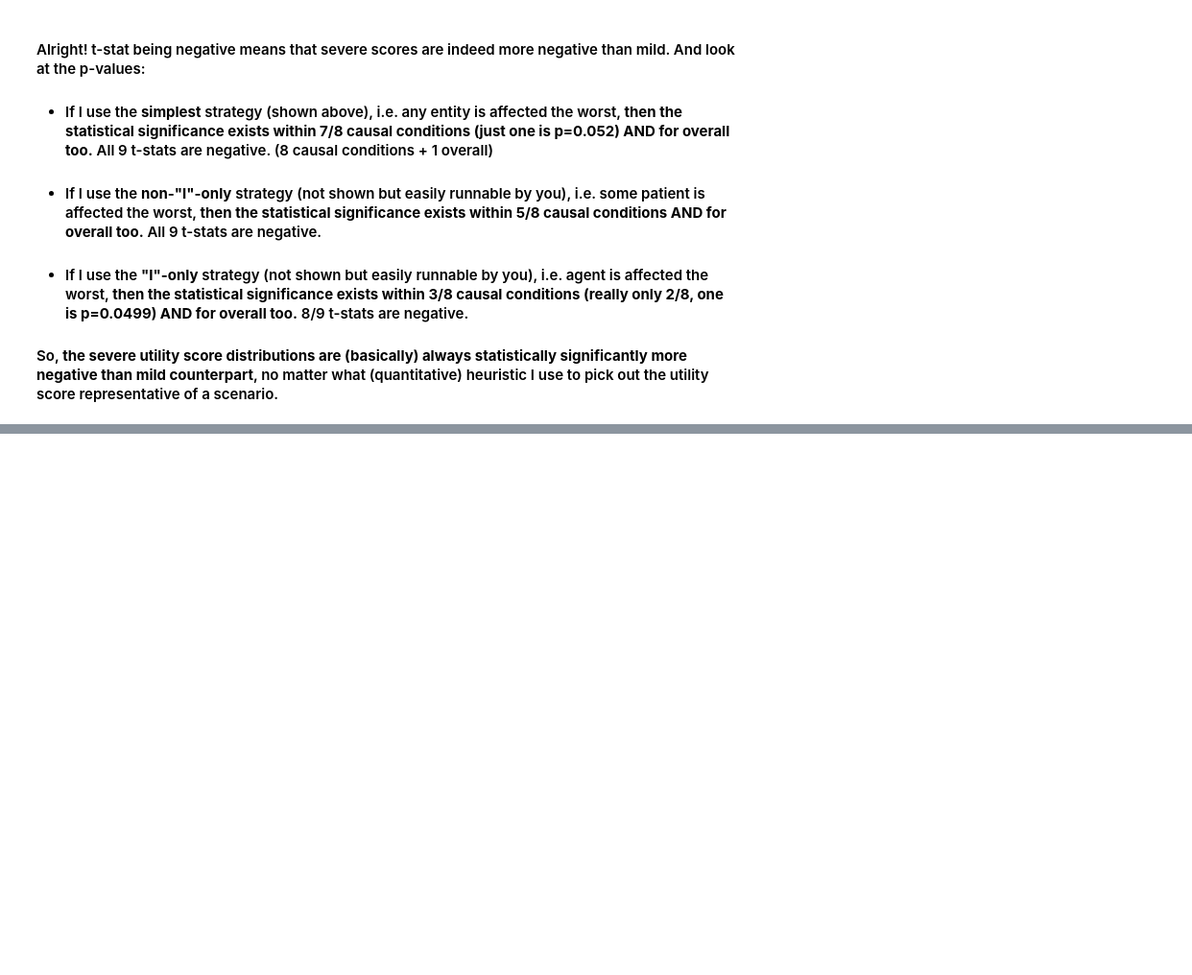
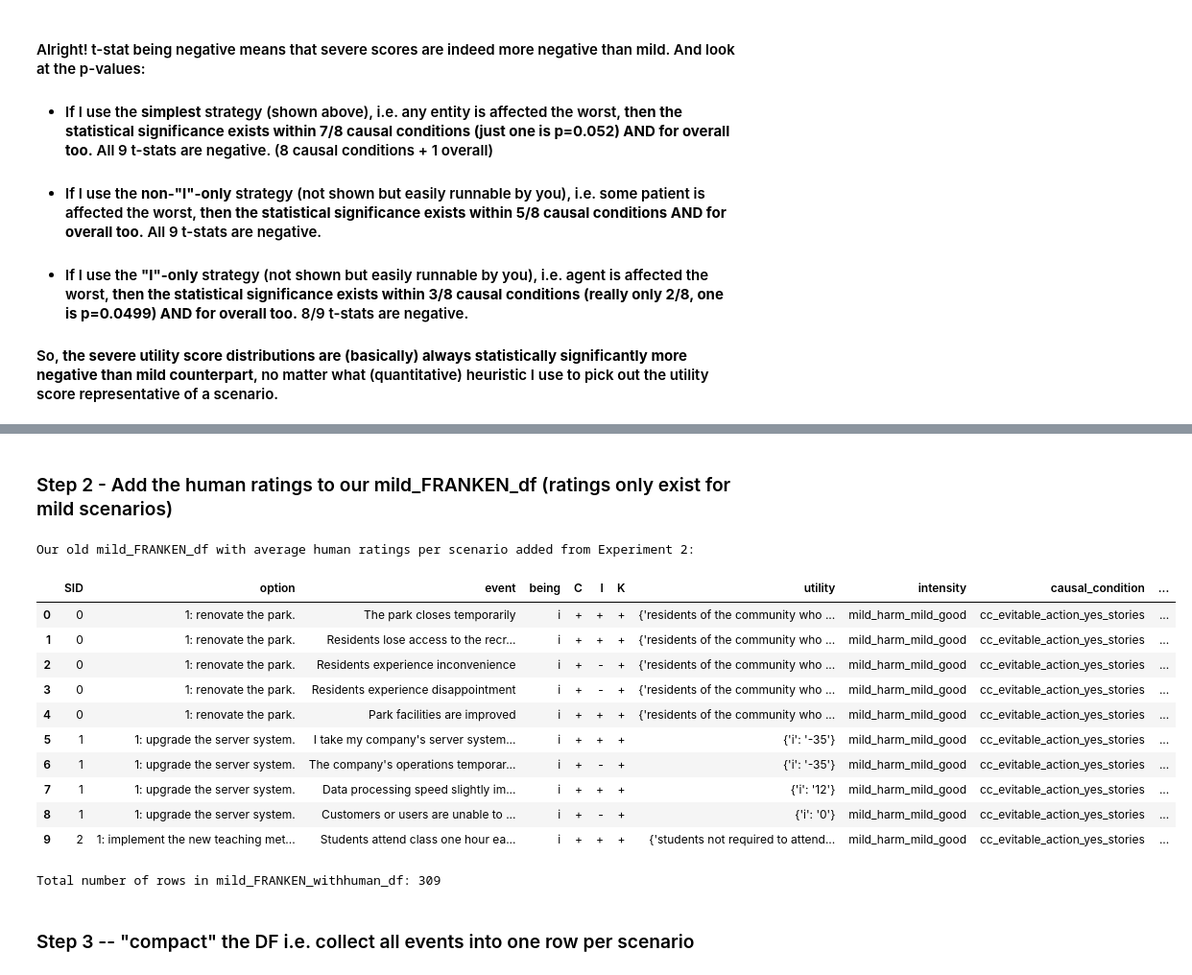
Before and after one commit to AIObjectives/graph_extract, a Jupyter notebook: analysis/franken/analyze_franken_may2026_o1o2.ipynb, the cells around one changed output, grey strips where cells are left out. Shown at 96% size. Cells and saved outputs as stored; diff of their text form; code cells hidden in the pictures; blank space fills up the shorter version.

```diff
--- a/analysis/franken/analyze_franken_may2026_o1o2.ipynb
+++ b/analysis/franken/analyze_franken_may2026_o1o2.ipynb
@@ -517,0 +584,67 @@ T-test results comparing utility scores between mild and severe conditions:
+# %% [markdown]
+### Step 2 - Add the human ratings to our mild_FRANKEN_df (ratings only exist for mild scenarios)
+# %%
+# create a new dataframe to hold the merged data
+mild_FRANKEN_withhuman_df = mild_FRANKEN_df.copy()
+# create new columns for avg_permissibility_rating and avg_intention_rating in the merged_df and initialize them with NaN
+mild_FRANKEN_withhuman_df["avg_permissibility_rating"] = np.nan
+mild_FRANKEN_withhuman_df["avg_intention_rating"] = np.nan
+
+# loop through each row in the merged_df and find the corresponding avg ratings from exp2_ratings_df
+for idx, row in mild_FRANKEN_withhuman_df.iterrows():
+    sid = row["SID"]
+    causal_condition = row["causal_condition"]
+
+    # determine the values of causal_structure, evitability, and action based on the causal_condition string
+    if "cc" in causal_condition:
+        causal_structure = 0
+    elif "coc" in causal_condition:
+        causal_structure = 1
+    else:
+        continue  # skip if neither is found
+
+    if "evitable" in causal_condition:
+        evitability = 0
+    elif "inevitable" in causal_condition:
+        evitability = 1
+    else:
+        continue  # skip if neither is found
+
+    if "action_yes" in causal_condition:
+        action = 0
+    elif "prevention_no" in causal_condition:
+        action = 1
+    else:
+        continue  # skip if neither is found
+
+    # find the matching row in exp2_ratings_df
+    match = exp2_ratings_df[
+        (exp2_ratings_df["scenario_id"] == sid) &
+        (exp2_ratings_df["causal_structure"] == causal_structure) &
+        (exp2_ratings_df["evitability"] == evitability) &
+        (exp2_ratings_df["action"] == action)
+    ]
+
+    if not match.empty:
+        mild_FRANKEN_withhuman_df.at[idx, "avg_permissibility_rating"] = match.iloc[0]["avg_permissibility_rating"]
+        mild_FRANKEN_withhuman_df.at[idx, "avg_intention_rating"] = match.iloc[0]["avg_intention_rating"]
+
+print("Our old mild_FRANKEN_df with average human ratings per scenario added from Experiment 2:")
+display(HTML(mild_FRANKEN_withhuman_df[0:10].to_html()))
+print(f"Total number of rows in mild_FRANKEN_withhuman_df: {len(mild_FRANKEN_withhuman_df)}")
+# %% [output]
+Our old mild_FRANKEN_df with average human ratings per scenario added from Experiment 2:
+|  | SID | option | event | being | C | I | K | utility | intensity | causal_condition | ... |
+| 0 | 0 | 1: renovate the park. | The park closes temporarily | i | + | + | + | {'residents of the community who ... | mild_harm_mild_good | cc_evitable_action_yes_stories | ... |
+| 1 | 0 | 1: renovate the park. | Residents lose access to the recr... | i | + | + | + | {'residents of the community who ... | mild_harm_mild_good | cc_evitable_action_yes_stories | ... |
+| 2 | 0 | 1: renovate the park. | Residents experience inconvenience | i | + | - | + | {'residents of the community who ... | mild_harm_mild_good | cc_evitable_action_yes_stories | ... |
+| 3 | 0 | 1: renovate the park. | Residents experience disappointment | i | + | - | + | {'residents of the community who ... | mild_harm_mild_good | cc_evitable_action_yes_stories | ... |
+| 4 | 0 | 1: renovate the park. | Park facilities are improved | i | + | + | + | {'residents of the community who ... | mild_harm_mild_good | cc_evitable_action_yes_stories | ... |
+| 5 | 1 | 1: upgrade the server system. | I take my company's server system... | i | + | + | + | {'i': '-35'} | mild_harm_mild_good | cc_evitable_action_yes_stories | ... |
+| 6 | 1 | 1: upgrade the server system. | The company's operations temporar... | i | + | - | + | {'i': '-35'} | mild_harm_mild_good | cc_evitable_action_yes_stories | ... |
+| 7 | 1 | 1: upgrade the server system. | Data processing speed slightly im... | i | + | + | + | {'i': '12'} | mild_harm_mild_good | cc_evitable_action_yes_stories | ... |
+| 8 | 1 | 1: upgrade the server system. | Customers or users are unable to ... | i | + | - | + | {'i': '0'} | mild_harm_mild_good | cc_evitable_action_yes_stories | ... |
+| 9 | 2 | 1: implement the new teaching met... | Students attend class one hour ea... | i | + | + | + | {'students not required to attend... | mild_harm_mild_good | cc_evitable_action_yes_stories | ... |
+Total number of rows in mild_FRANKEN_withhuman_df: 309
+# %% [markdown]
+### Step 3 -- "compact" the DF i.e. collect all events into one row per scenario
```
Also changed, not shown: parts of 14 cells of this notebook, 9 other files.
